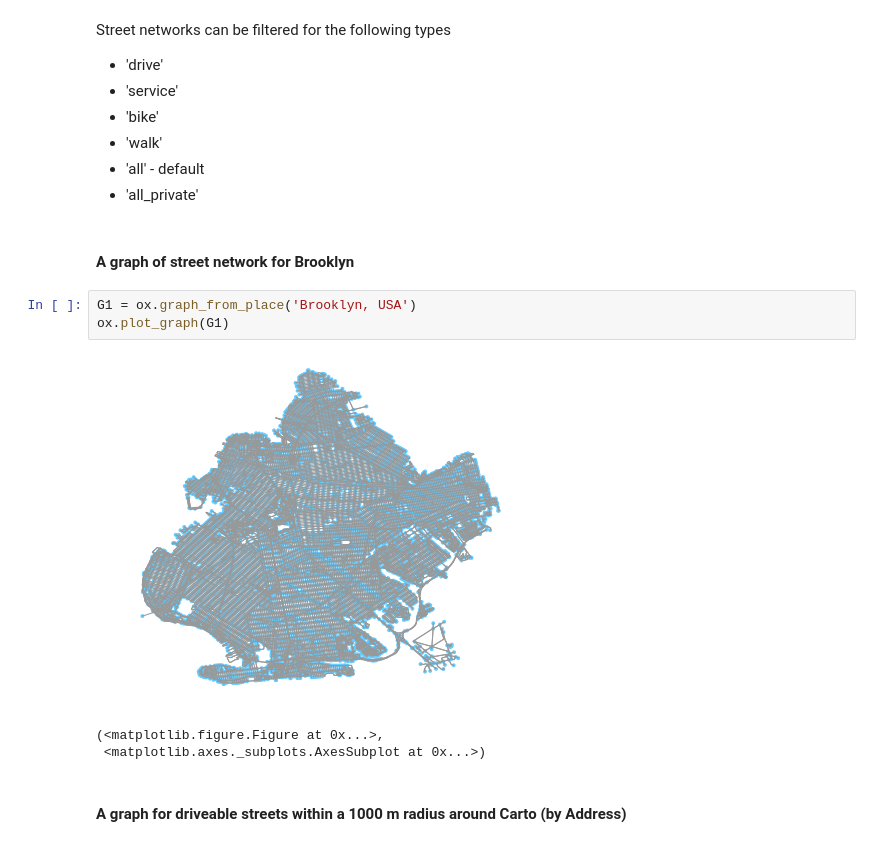
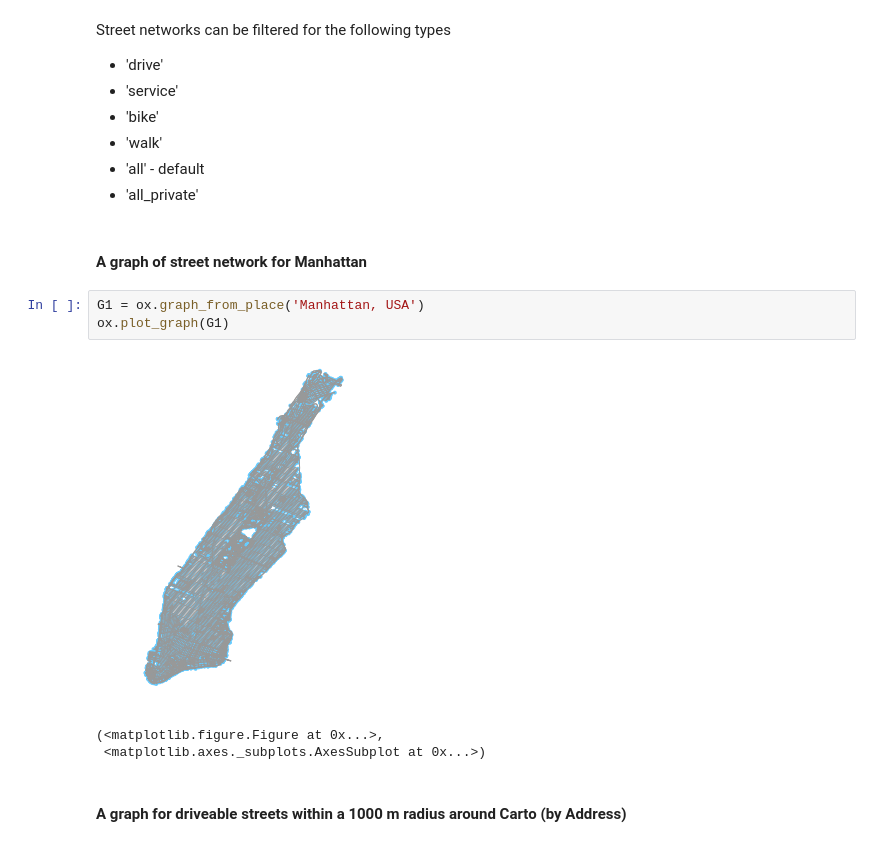
Before and after one commit to ManushiM/CartoCamp_Workshops, a Jupyter notebook: CartoCamp_OSMnx.ipynb, the cells around one changed output. Drawn from its saved outputs; the diff is of its cells as text.

```diff
--- a/CartoCamp_OSMnx.ipynb
+++ b/CartoCamp_OSMnx.ipynb
@@ -56,12 +63,12 @@ Street networks can be filtered for the following types
 * 'all' - default
 * 'all_private'
 # %% [markdown]
-#### A graph of street network for Brooklyn
+#### A graph of street network for Manhattan
 # %%
-G1 = ox.graph_from_place('Brooklyn, USA')
+G1 = ox.graph_from_place('Manhattan, USA')
 ox.plot_graph(G1)
 # %% [output]
-[figure, old version]
+[figure, new version]
 (<matplotlib.figure.Figure at 0x...>,
  <matplotlib.axes._subplots.AxesSubplot at 0x...>)
 # %% [markdown]
```
Also changed, not shown: parts of 36 cells of this notebook.
